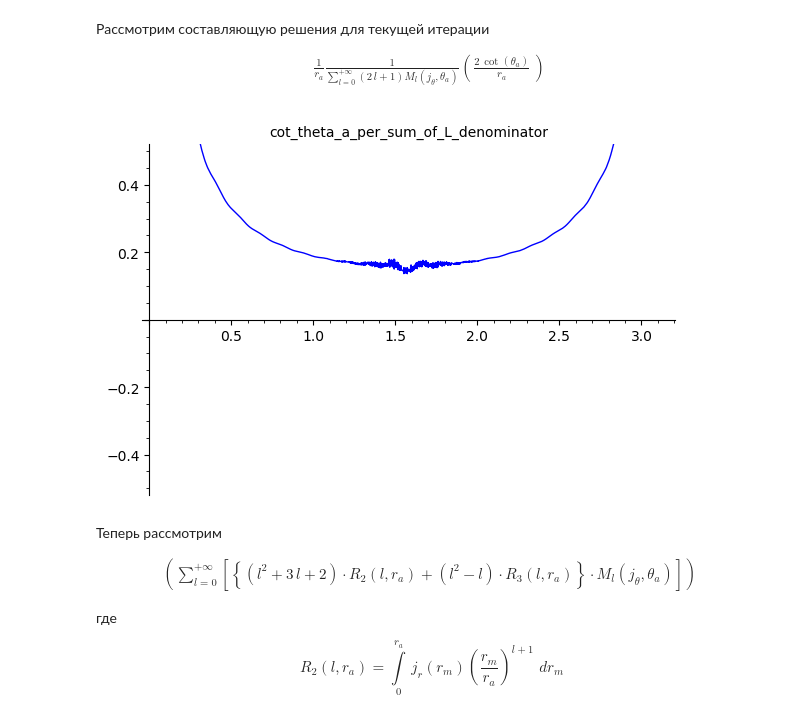
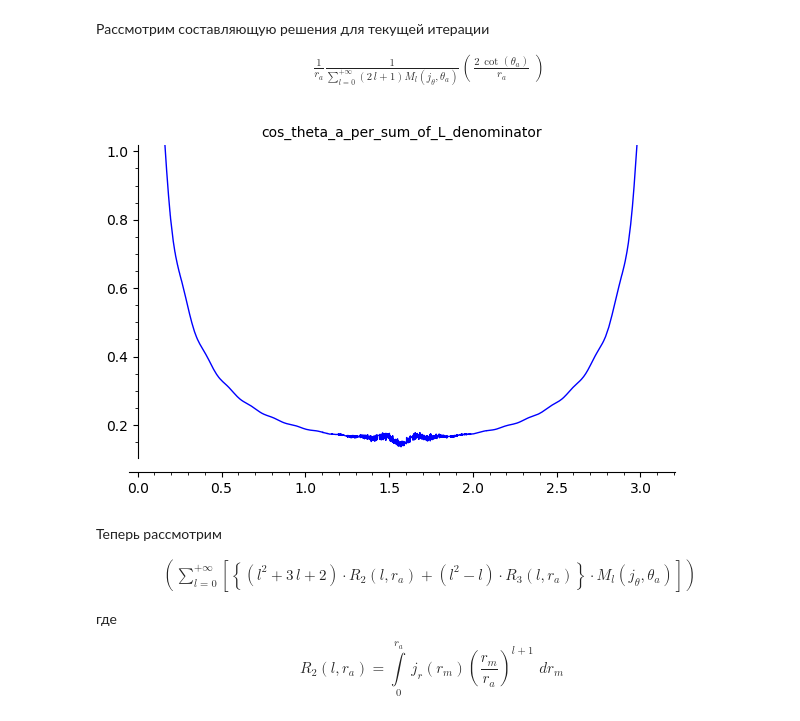
Before and after one commit to daju1/articles, a Jupyter notebook: electrostatic_vector_potential/Vector_potential_of_a_precessing_magnetic_dipole_in_spherical_coordinates.ipynb, the cells around one changed output. Saved outputs shown, nothing was run; the diff lists cells and outputs as text; code cells hidden in the pictures.

```diff
--- a/electrostatic_vector_potential/Vector_potential_of_a_precessing_magnetic_dipole_in_spherical_coordinates.ipynb
+++ b/electrostatic_vector_potential/Vector_potential_of_a_precessing_magnetic_dipole_in_spherical_coordinates.ipynb
@@ -1549,10 +1576,10 @@ plot(sum_of_L_denominator, theta_a, 0, pi).show(
 # %%
 cot_theta_a_per_sum_of_L_denominator = 2*cot(theta_a)/sum_of_L_denominator
 # %%
-plot(cot_theta_a_per_sum_of_L_denominator, theta_a, 0.0, pi-0.0,ymin=-0.5,ymax=0.5).show(
-    title="cot_theta_a_per_sum_of_L_denominator")
+plot(cot_theta_a_per_sum_of_L_denominator, theta_a, 0.0, pi-0.0,ymin=0.12,ymax=1).show(
+    title="cos_theta_a_per_sum_of_L_denominator")
 # %% [output]
-[figure, old version]
+[figure, new version]
 # %% [markdown]
 Теперь рассмотрим
 
```
Also changed, not shown: parts of 10 cells of this notebook.
